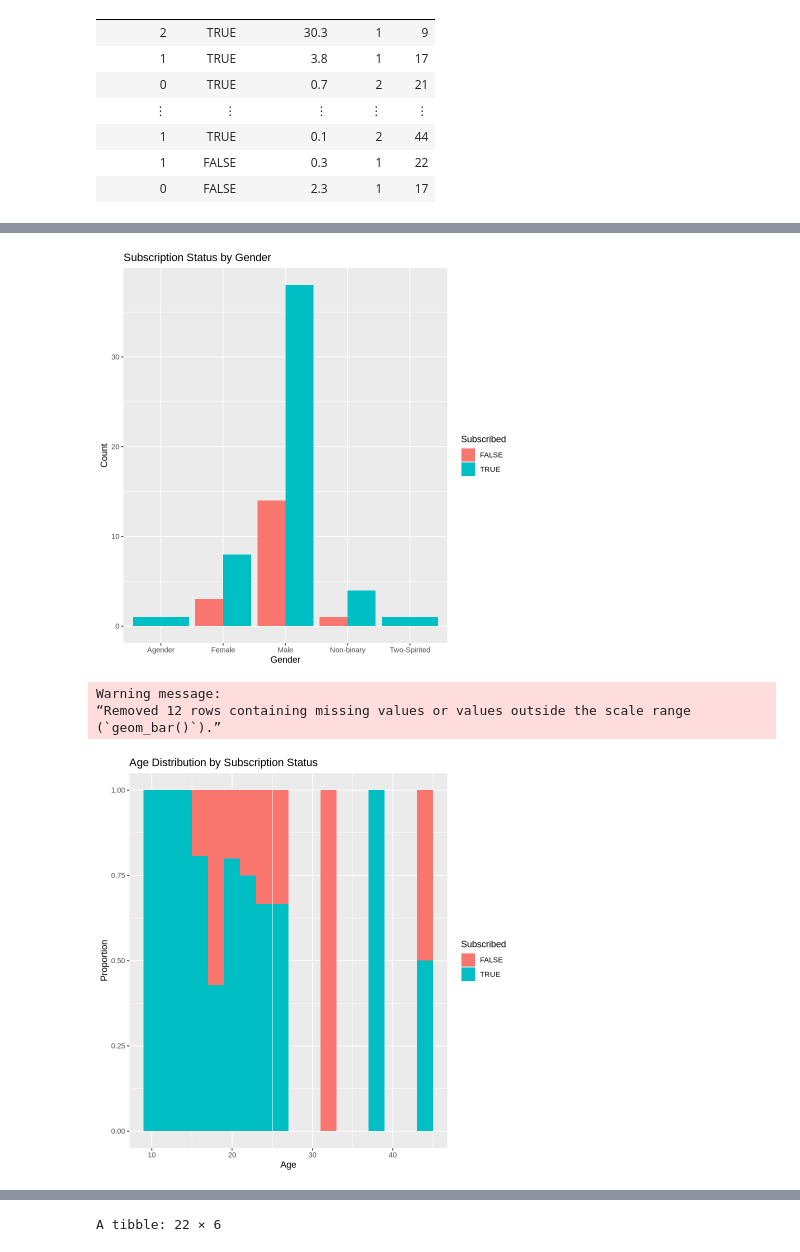
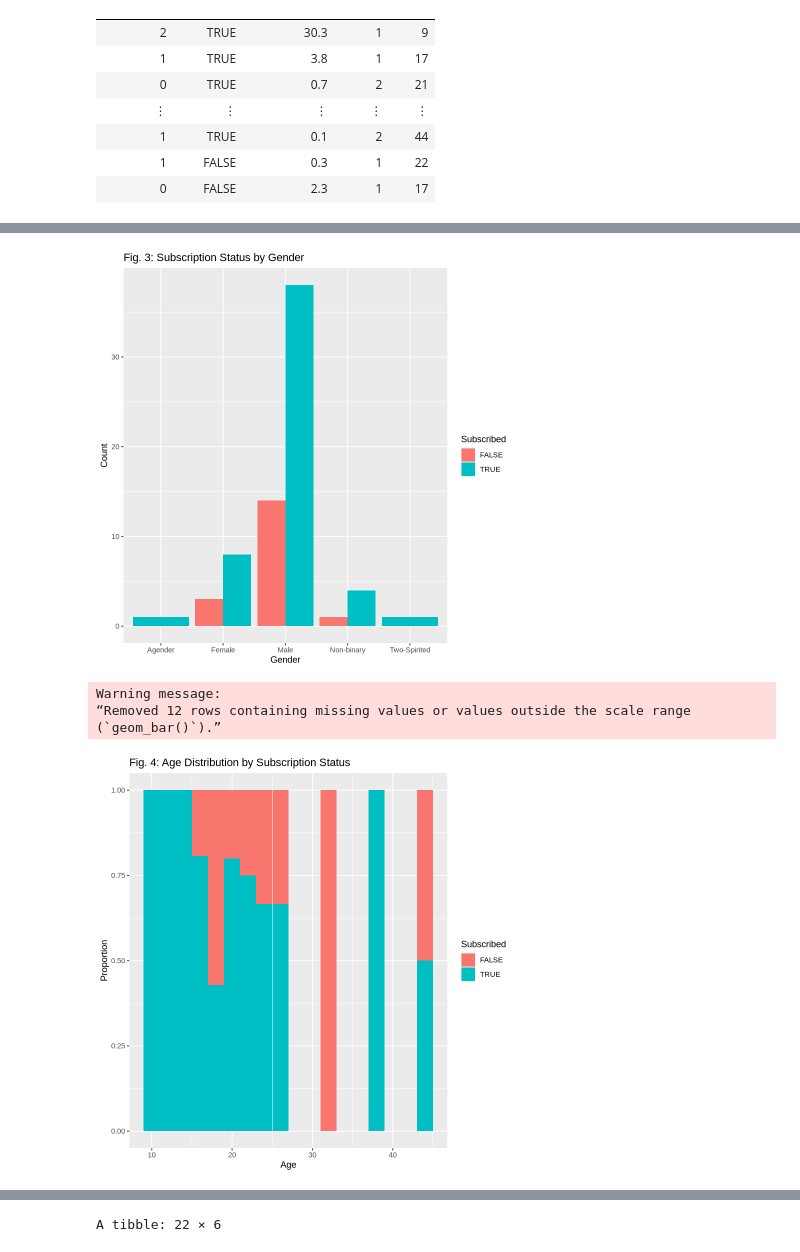
Before and after one commit to HarryLiang-CS/PLAIcraft-Player-Analytics, a Jupyter notebook: Group Project.ipynb, the cells around one changed output, grey strips where cells are left out. Saved outputs shown, nothing was run; the diff lists cells and outputs as text; code cells hidden in the pictures.

```diff
--- a/Group Project.ipynb
+++ b/Group Project.ipynb
@@ -216,32 +220,32 @@ plot_hours
 # %%
-#Visualization 3: Bar plot of subscription status by gender. First we want to have a clear We want to clearly see the actual gender labels on the plot instead of numbers,
-#so we first convert the gender column— which was previously turned into numeric— back to character.
+#Visualization 3: Bar plot of subscription status by gender.
+#Converting gender variable back to character for visualization
 players_gender_characters <- players|>
   mutate(gender = recode(gender,
                              `0` = "Agender",
                              `1` = "Male",
                              `2` = "Female",
                              `3` = "Non-binary",
                              `4` = "prefer not to say",
                              `5` = "Two-Spirited"))|>
 mutate(gender = as.character(gender))
 plot_Gender<-ggplot(players_gender_characters, aes(x = gender, fill = subscribe)) +
   geom_bar(position = "dodge") +
   labs(
-    title = "Subscription Status by Gender",
+    title = "Fig. 3: Subscription Status by Gender",
     x = "Gender",
     y = "Count",
     fill = "Subscribed"
   )
 plot_Gender
 # %% [output]
-[figure, old version]
+[figure, new version]
 # %%
 #Visualization 4: histogram of subscription status by Age
 plot_age <-ggplot(players, aes(x = Age, fill = subscribe)) +
   geom_histogram(binwidth = 2, position = "fill") +
   labs(
-    title = "Age Distribution by Subscription Status",
+    title = "Fig. 4: Age Distribution by Subscription Status",
     x = "Age",
     y = "Proportion",
     fill = "Subscribed")
@@ -250,7 +254,7 @@ plot_age
 Warning message:
 “Removed 12 rows containing missing values or values outside the scale range
 (`geom_bar()`).”
-[figure, old version]
+[figure, new version]
 # %%
 set.seed(2026)
 #Performs the data analysis
```
Also changed, not shown: parts of 8 cells of this notebook.
